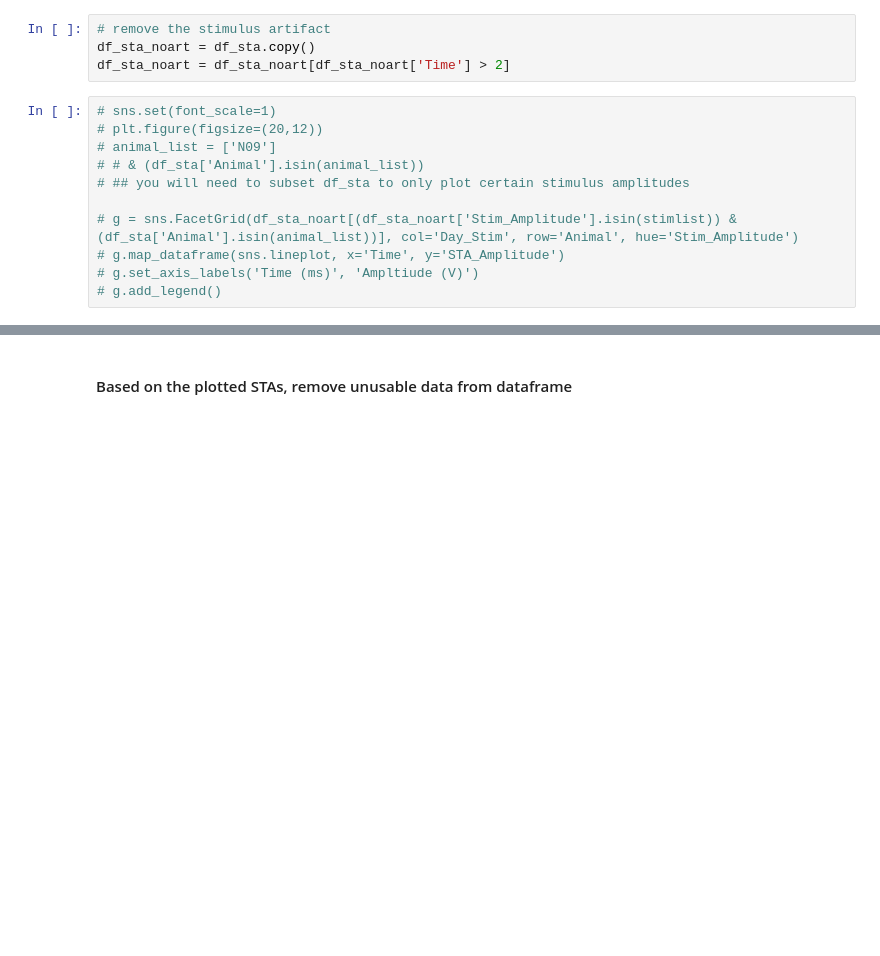
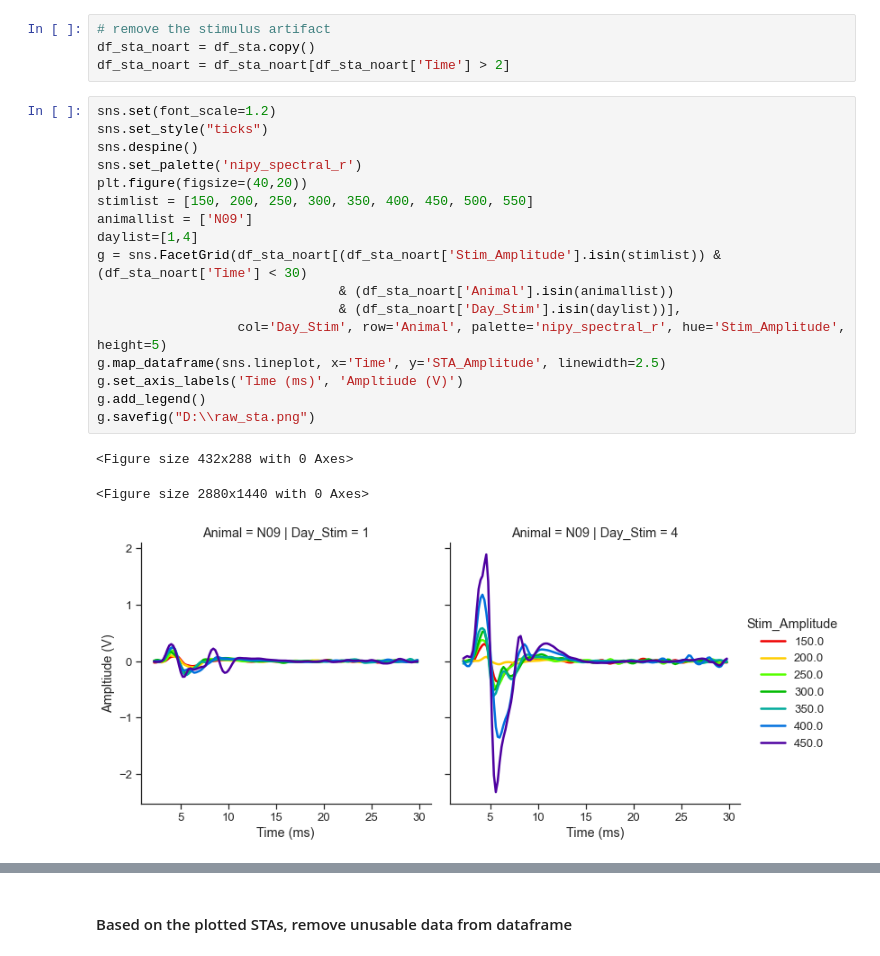
Before and after one commit to IanGMalone/Evoked_Potential_Analysis, a Jupyter notebook: Motor Evoked Potential Analyses.ipynb, the cells around one changed output, grey strips where cells are left out. Drawn from its saved outputs; the diff is of its cells as text; blank space fills up the shorter version.

Commit message:
Figures for proposal

```diff
--- a/Motor Evoked Potential Analyses.ipynb
+++ b/Motor Evoked Potential Analyses.ipynb
@@ -124,13 +124,23 @@ def add_group(df):
 df_sta_noart = df_sta.copy()
 df_sta_noart = df_sta_noart[df_sta_noart['Time'] > 2]
 # %%
-# sns.set(font_scale=1)
-# plt.figure(figsize=(20,12))
-# animal_list = ['N09']
-# # & (df_sta['Animal'].isin(animal_list))
-# ## you will need to subset df_sta to only plot certain stimulus amplitudes
-
-# g = sns.FacetGrid(df_sta_noart[(df_sta_noart['Stim_Amplitude'].isin(stimlist)) & (df_sta['Animal'].isin(animal_list))], col='Day_Stim', row='Animal', hue='Stim_Amplitude')
-# g.map_dataframe(sns.lineplot, x='Time', y='STA_Amplitude')
-# g.set_axis_labels('Time (ms)', 'Ampltiude (V)')
-# g.add_legend()
+sns.set(font_scale=1.2)
+sns.set_style("ticks")
+sns.despine()
+sns.set_palette('nipy_spectral_r')
+plt.figure(figsize=(40,20))
+stimlist = [150, 200, 250, 300, 350, 400, 450, 500, 550]
+animallist = ['N09']
+daylist=[1,4]
+g = sns.FacetGrid(df_sta_noart[(df_sta_noart['Stim_Amplitude'].isin(stimlist)) & (df_sta_noart['Time'] < 30)
+                               & (df_sta_noart['Animal'].isin(animallist))
+                               & (df_sta_noart['Day_Stim'].isin(daylist))],
+                  col='Day_Stim', row='Animal', palette='nipy_spectral_r', hue='Stim_Amplitude', height=5)
+g.map_dataframe(sns.lineplot, x='Time', y='STA_Amplitude', linewidth=2.5)
+g.set_axis_labels('Time (ms)', 'Ampltiude (V)')
+g.add_legend()
+g.savefig("D:\\raw_sta.png")
+# %% [output]
+<Figure size 432x288 with 0 Axes>
+<Figure size 2880x1440 with 0 Axes>
+[figure, added]
```
Also changed, not shown: parts of 4 cells of this notebook.
